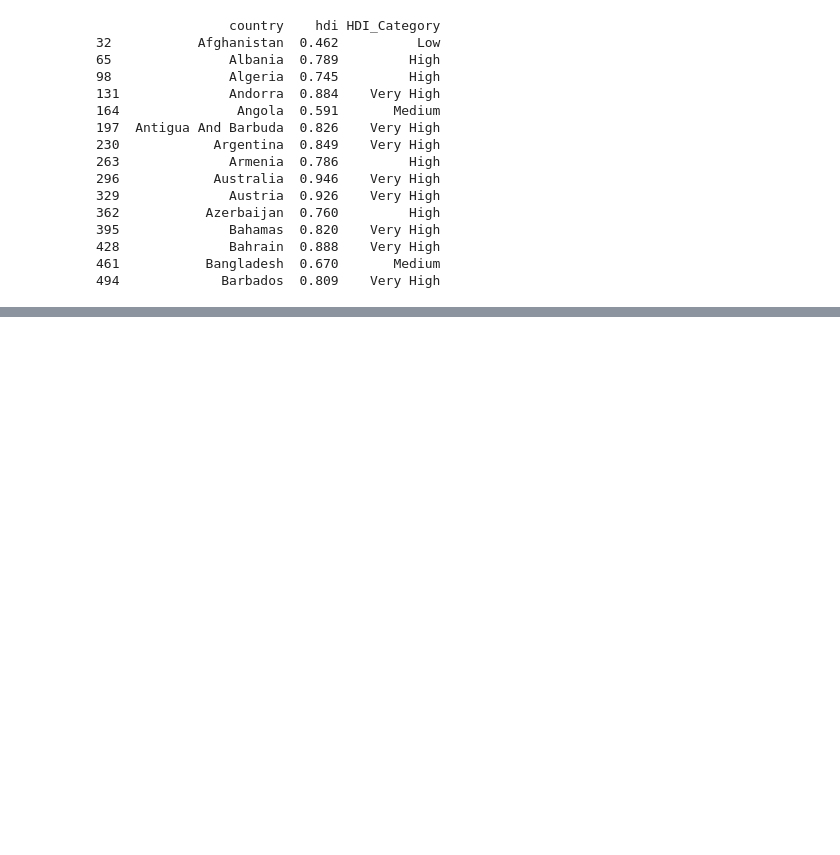
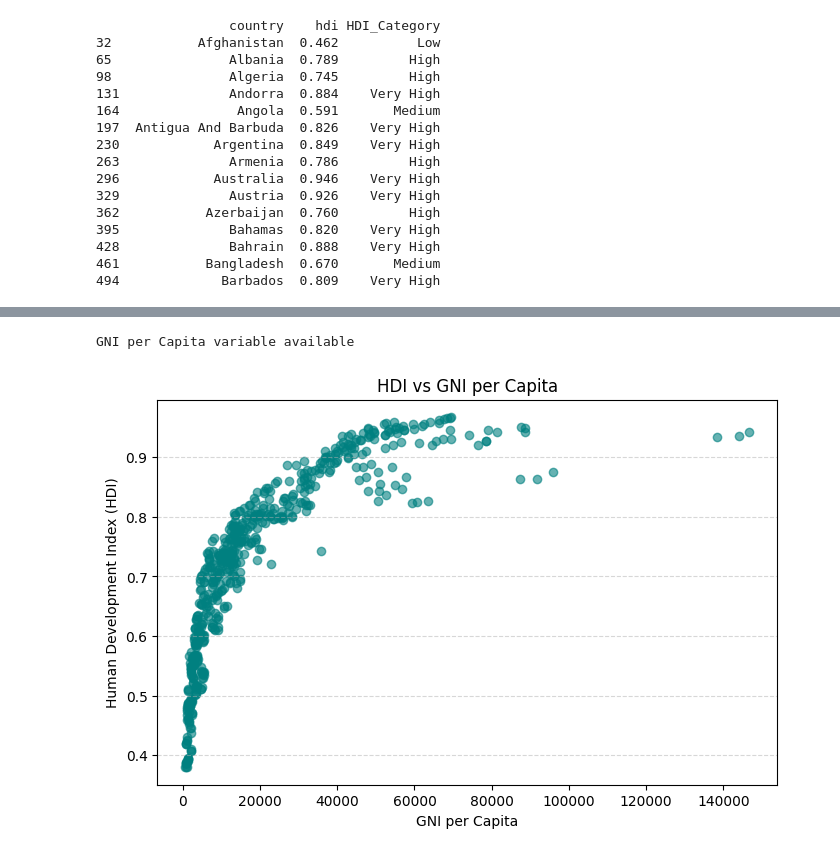
Before and after one commit to Rohit0562-hub/2513246_RohitJoshi, a Jupyter notebook: 2513246_RohitJoshi.ipynb, the cells around one changed output, grey strips where cells are left out. Saved outputs shown, nothing was run; the diff lists cells and outputs as text; code cells hidden in the pictures; blank space fills up the shorter version.

```diff
--- a/2513246_RohitJoshi.ipynb
+++ b/2513246_RohitJoshi.ipynb
@@ -253,0 +480,24 @@ hdi_2022_df.to_csv('HDI_category_added.csv', index=False)
+# %%
+#Scatter Plot: HDI vs. GNI per Capita
+if 'gross_inc_percap' in hdi_problem1B.columns:
+  print("GNI per Capita variable available")
+else:
+  print("GNI per Capita variable not available in the dataset.")
+
+scatter_df = hdi_problem1B.dropna(subset = ['hdi', 'gross_inc_percap'])
+scatter_df['gni_inc_percap'] = pd.to_numeric(scatter_df['gross_inc_percap'], errors='coerce')
+scatter_df['hdi'] = pd.to_numeric(scatter_df['hdi'], errors='coerce')
+scatter_df = scatter_df.dropna(subset = ['gross_inc_percap', 'hdi'])
+
+plt.figure(figsize=(8,5))
+plt.scatter(scatter_df['gross_inc_percap'], scatter_df['hdi'], alpha=0.6, color='teal')
+
+plt.xlabel('GNI per Capita')
+plt.ylabel('Human Development Index (HDI)')
+plt.title('HDI vs GNI per Capita')
+plt.grid(axis='y', linestyle='--', alpha=0.5)
+
+plt.show()
+# %% [output]
+GNI per Capita variable available
+[figure, added]
```
Also changed, not shown: parts of 32 cells of this notebook.
